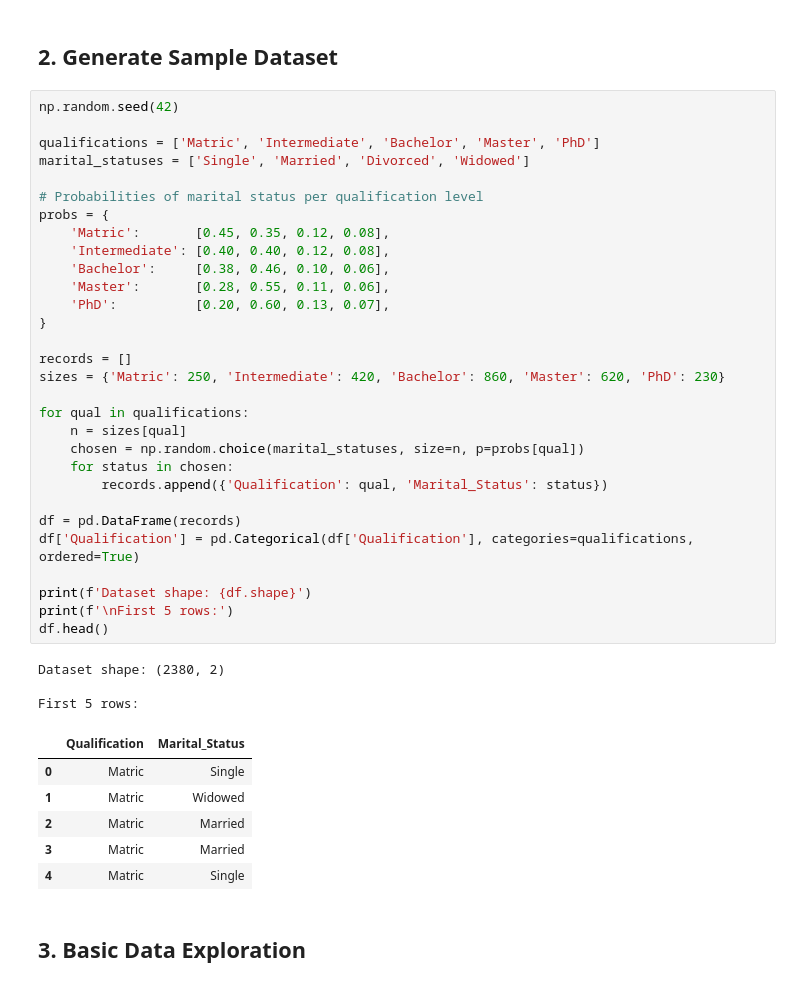
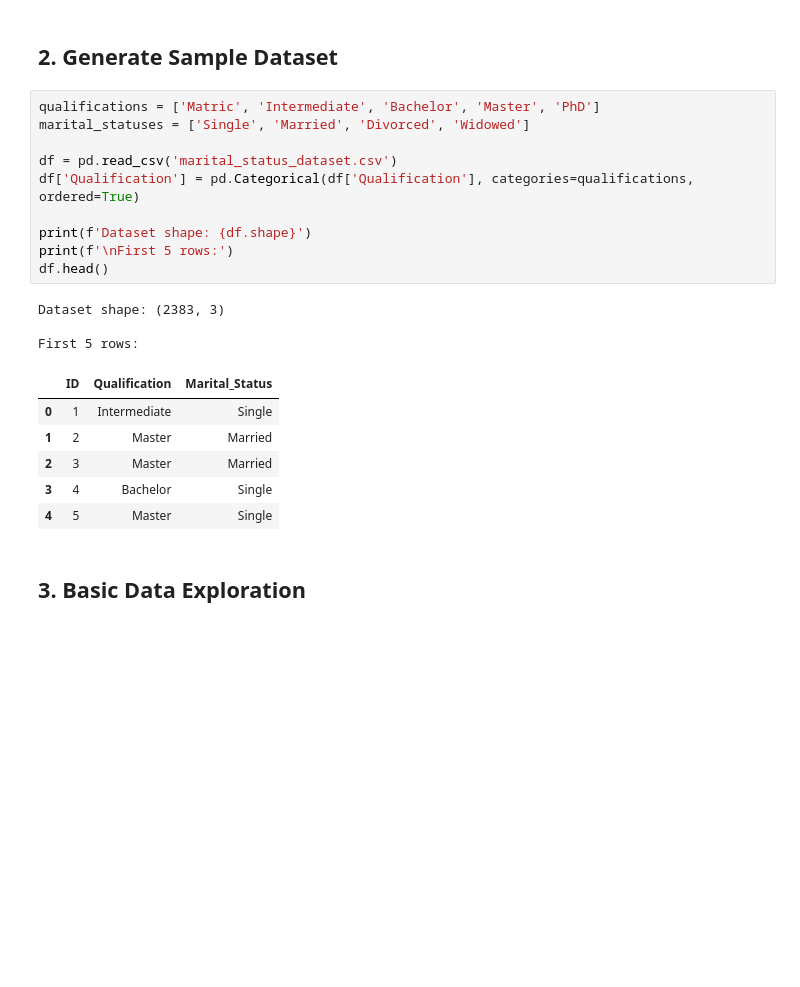
Before and after one commit to awais4212/Data-Science-Basics, a Jupyter notebook: marital_status_qualification.ipynb, the cells around one changed output. Drawn from its saved outputs; the diff is of its cells as text; blank space fills up the shorter version.

Commit message:
Added New Data File

```diff
--- a/marital_status_qualification.ipynb
+++ b/marital_status_qualification.ipynb
@@ -21,45 +21,25 @@ All libraries imported successfully!
 # %% [markdown]
 ## 2. Generate Sample Dataset
 # %%
-np.random.seed(42)
-
 qualifications = ['Matric', 'Intermediate', 'Bachelor', 'Master', 'PhD']
 marital_statuses = ['Single', 'Married', 'Divorced', 'Widowed']
 
-# Probabilities of marital status per qualification level
-probs = {
-    'Matric':       [0.45, 0.35, 0.12, 0.08],
-    'Intermediate': [0.40, 0.40, 0.12, 0.08],
-    'Bachelor':     [0.38, 0.46, 0.10, 0.06],
-    'Master':       [0.28, 0.55, 0.11, 0.06],
-    'PhD':          [0.20, 0.60, 0.13, 0.07],
-}
-
-records = []
-sizes = {'Matric': 250, 'Intermediate': 420, 'Bachelor': 860, 'Master': 620, 'PhD': 230}
-
-for qual in qualifications:
-    n = sizes[qual]
-    chosen = np.random.choice(marital_statuses, size=n, p=probs[qual])
-    for status in chosen:
-        records.append({'Qualification': qual, 'Marital_Status': status})
-
-df = pd.DataFrame(records)
+df = pd.read_csv('marital_status_dataset.csv')
 df['Qualification'] = pd.Categorical(df['Qualification'], categories=qualifications, ordered=True)
 
 print(f'Dataset shape: {df.shape}')
 print(f'\nFirst 5 rows:')
 df.head()
 # %% [output]
-Dataset shape: (2380, 2)
+Dataset shape: (2383, 3)
 
 First 5 rows:
-|  | Qualification | Marital_Status |
-| 0 | Matric | Single |
-| 1 | Matric | Widowed |
-| 2 | Matric | Married |
-| 3 | Matric | Married |
-| 4 | Matric | Single |
+|  | ID | Qualification | Marital_Status |
+| 0 | 1 | Intermediate | Single |
+| 1 | 2 | Master | Married |
+| 2 | 3 | Master | Married |
+| 3 | 4 | Bachelor | Single |
+| 4 | 5 | Master | Single |
 # %% [markdown]
 ## 3. Basic Data Exploration
 # %%
```
Also changed, not shown: parts of 3 cells of this notebook, 5 other files.
